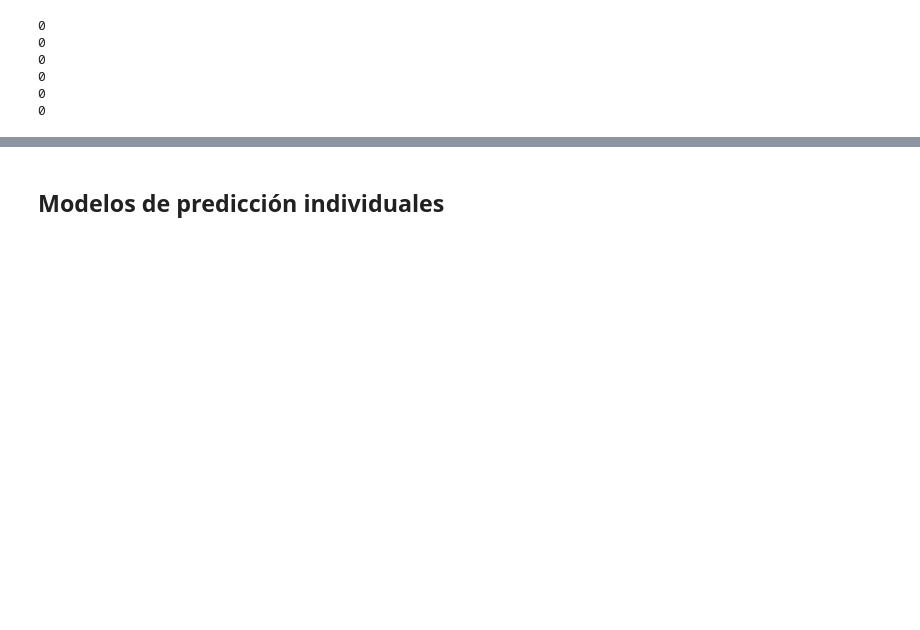
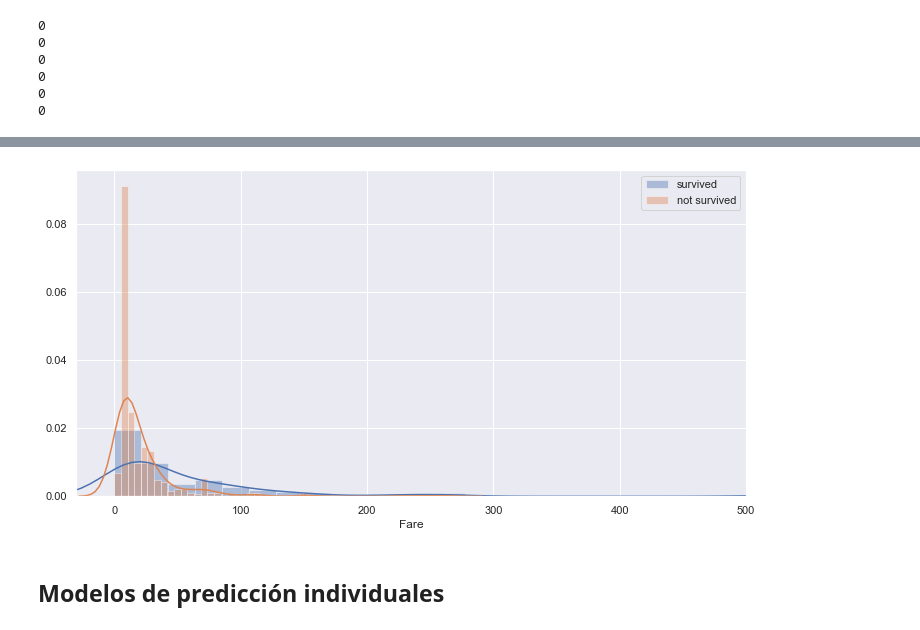
Before and after one commit to gallowstree/machine-learning-labs-2020, a Jupyter notebook: titanic-project/titanic-project.ipynb, the cells around one changed output, grey strips where cells are left out. Saved outputs shown, nothing was run; the diff lists cells and outputs as text; code cells hidden in the pictures; blank space fills up the shorter version.

```diff
--- a/titanic-project/titanic-project.ipynb
+++ b/titanic-project/titanic-project.ipynb
@@ -194,3 +227,14 @@ print(train_set['Embarked'].isna().sum())
+# %%
+plt.figure(figsize=(12,6))
+survived = train_set['passenger_survived'] == 1
+sns.distplot(train_set[survived]["Fare"],  label="survived")
+sns.distplot(train_set[~survived]["Fare"],  label="not survived")
+plt.gca().set_xlim(-30, 500)
+sns.distplot
+plt.legend()
+plt.show()
+# %% [output]
+[figure, added]
 # %% [markdown]
 ## Modelos de predicción individuales
 # %% [markdown]
```
Also changed, not shown: parts of 17 cells of this notebook.
